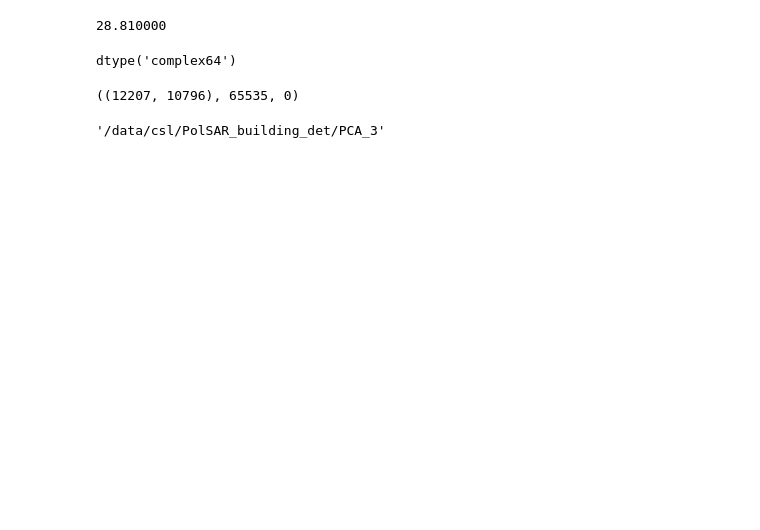
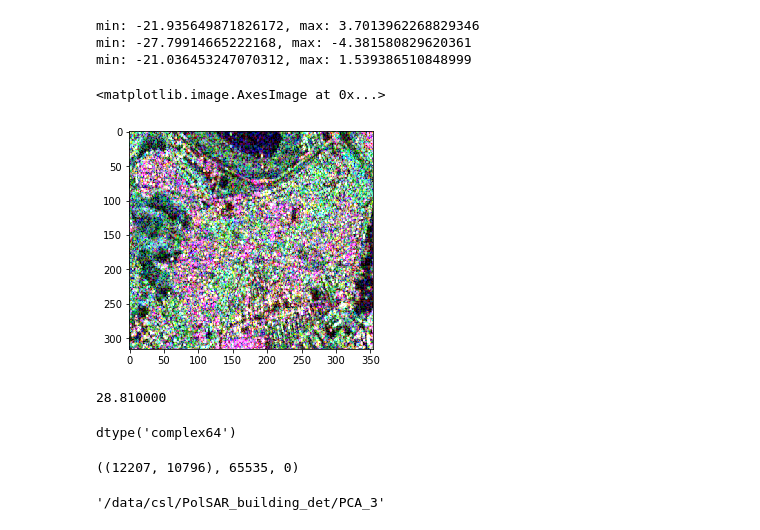
Before and after one commit to ZyAndrew/preprocess, a Jupyter notebook: forVerify.ipynb, the cells around one changed output. Cells and saved outputs as stored; diff of their text form; code cells hidden in the pictures; blank space fills up the shorter version.

```diff
--- a/forVerify.ipynb
+++ b/forVerify.ipynb
@@ -11,6 +11,17 @@ from mylib import labelme_utils as lu
 from mylib import polSAR_utils as psr
 import re
 import xml.etree.ElementTree as et
+# %%
+path = r'/home/csl/code/preprocess/PolSAR_car/data/building/E139_N35_日本横滨/降轨/1/20190615/1/s2'
+a = psr.read_s2(path)
+b = psr.rgb_by_s2(a)
+plt.imshow(b)
+# %% [output]
+min: -21.935649871826172, max: 3.7013962268829346
+min: -27.79914665222168, max: -4.381580829620361
+min: -21.036453247070312, max: 1.539386510848999
+<matplotlib.image.AxesImage at 0x...>
+[figure, added]
 # %%
 path = r'/home/csl/code/preprocess/data/MGGF3jihuanBC20210427/GF3_KAS_QPSI_024808_W116.2_N37.0_20210427_L2_AHV_L20005617966/GF3_KAS_QPSI_024808_W116.2_N37.0_20210427_L2_AHV_L20005617966.meta.xml'
 tree = et.parse(path)
```
Also changed, not shown: 3 other files.
